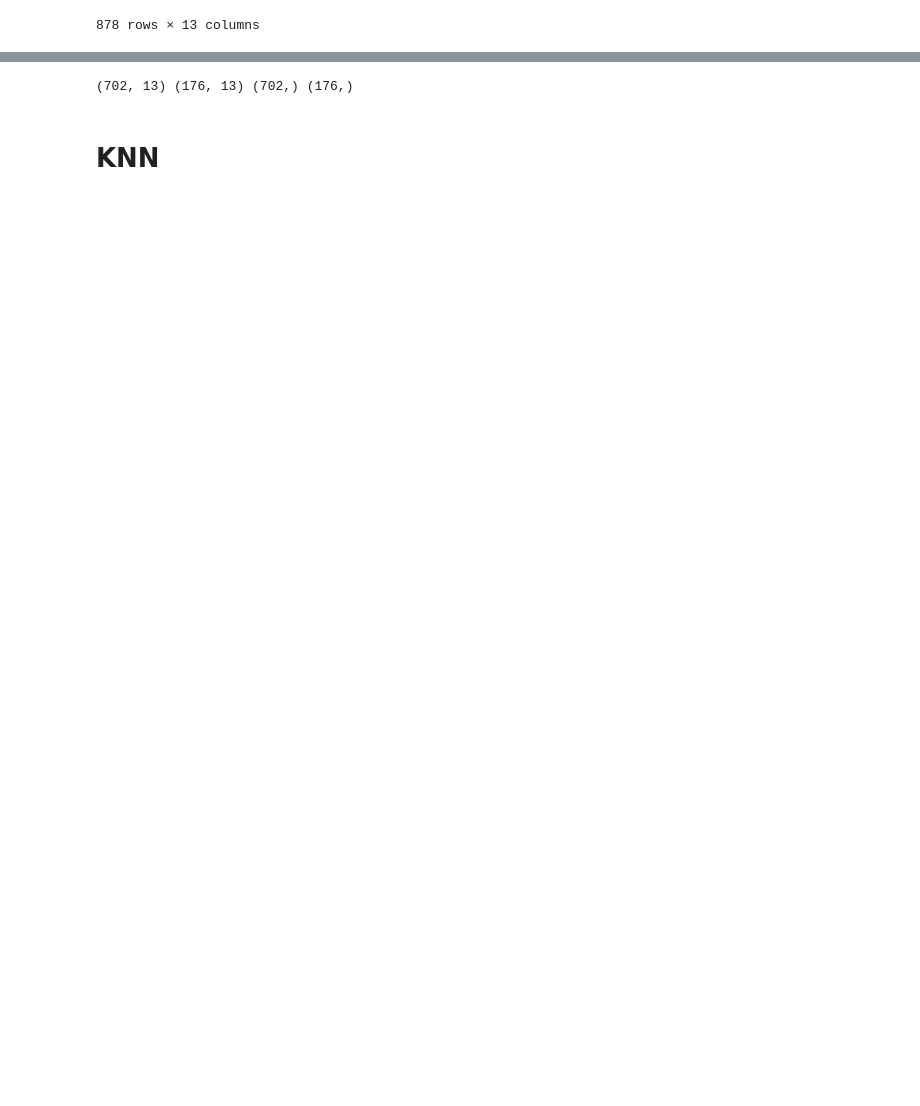
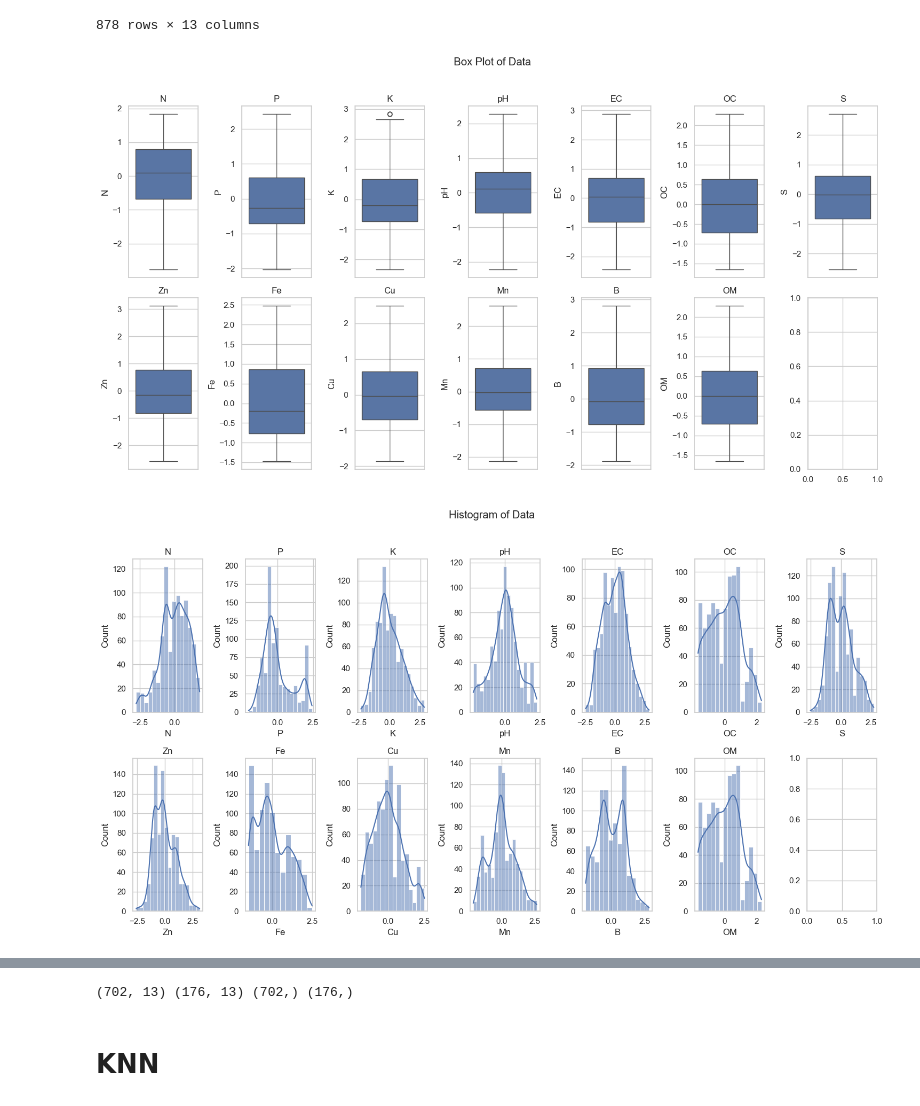
Before and after one commit to Mounir-charef/data_mining, a Jupyter notebook: notebooks/supervised_learning.ipynb, the cells around one changed output, grey strips where cells are left out. Drawn from its saved outputs; the diff is of its cells as text; code cells hidden in the pictures; blank space fills up the shorter version.

```diff
--- a/notebooks/supervised_learning.ipynb
+++ b/notebooks/supervised_learning.ipynb
@@ -2,9 +2,14 @@
 from models import KNN, DecisionTree, preprocessing, RandomForest
 from models.utils import strategies
 import pandas as pd
-from models.metrics import Metric, metric_functions, Average, print_confusion_matrix
-from models.model_selection import PlotType, plot, heatmaps, train_test_split
+from models.metrics import Metric, Average
+from models.model_selection import PlotType, plot, heatmaps, train_test_split, evaluate, evaluate_by_class\
+    , grid_search
 from typing import get_args
+from pprint import pprint
+import seaborn as sns
+
+sns.set_theme(style="whitegrid")
 # %% [markdown]
 # load data
 # %%
@@ -59,5 +64,8 @@ X
 | 882 | 0.191335 | 0.488798 | -0.196789 | 0.074009 | 1.388240 | 0.973162 | 1.640959 | 0.609584 | 1.260732 | 1.996966 | 0.557984 | ... |
 878 rows × 13 columns
 # %%
-# for current_type in PlotType:
-#     plot(X, plot_type=current_type)
+for current_type in PlotType:
+    plot(X, plot_type=current_type)
+# %% [output]
+[figure, added]
+[figure, added]
```
Also changed, not shown: parts of 19 cells of this notebook, 5 other files.
